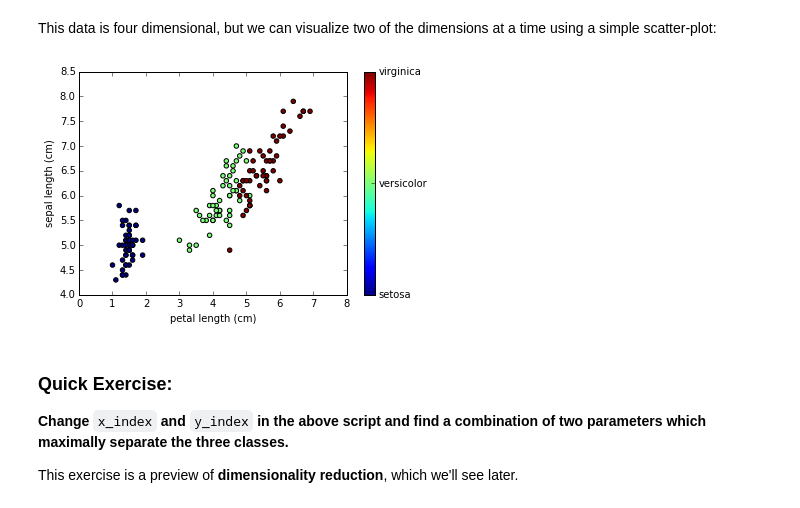
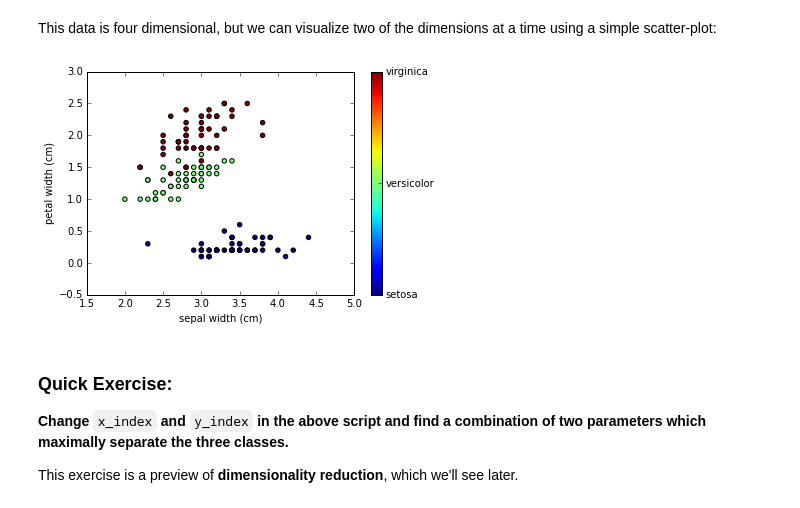
Before and after one commit to naufraghi/workshop-ml-develer, a Jupyter notebook: Parte 1 - Workshop ML @ develer.ipynb, the cells around one changed output. Cells and saved outputs as stored; diff of their text form; code cells hidden in the pictures.

```diff
--- a/Parte 1 - Workshop ML @ develer.ipynb
+++ b/Parte 1 - Workshop ML @ develer.ipynb
@@ -186,20 +186,20 @@ at a time using a simple scatter-plot:
 # %%
 import numpy as np
 import matplotlib.pyplot as plt
 
-x_index = 2
-y_index = 0
+x_index = 1
+y_index = 3
 
 # this formatter will label the colorbar with the correct target names
 formatter = plt.FuncFormatter(lambda i, *args: iris.target_names[int(i)])
 
 plt.scatter(iris.data[:, x_index], iris.data[:, y_index],
             c=iris.target)
 plt.colorbar(ticks=[0, 1, 2], format=formatter)
 plt.xlabel(iris.feature_names[x_index])
 plt.ylabel(iris.feature_names[y_index]);
 # %% [output]
-[figure, old version]
+[figure, new version]
 # %% [markdown]
 ### Quick Exercise:
 
```
Also changed, not shown: parts of 1 cell of this notebook, 1 other file.
